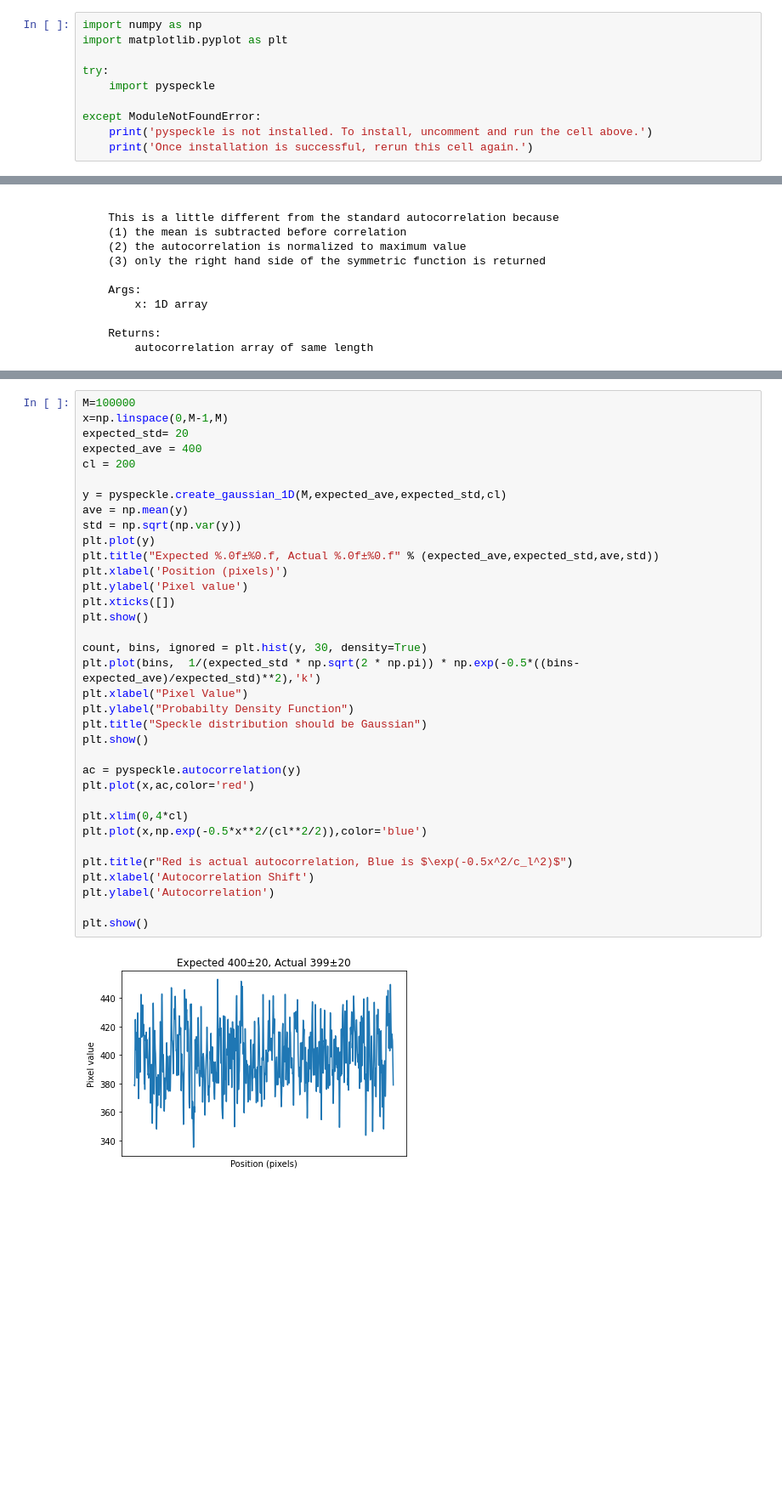
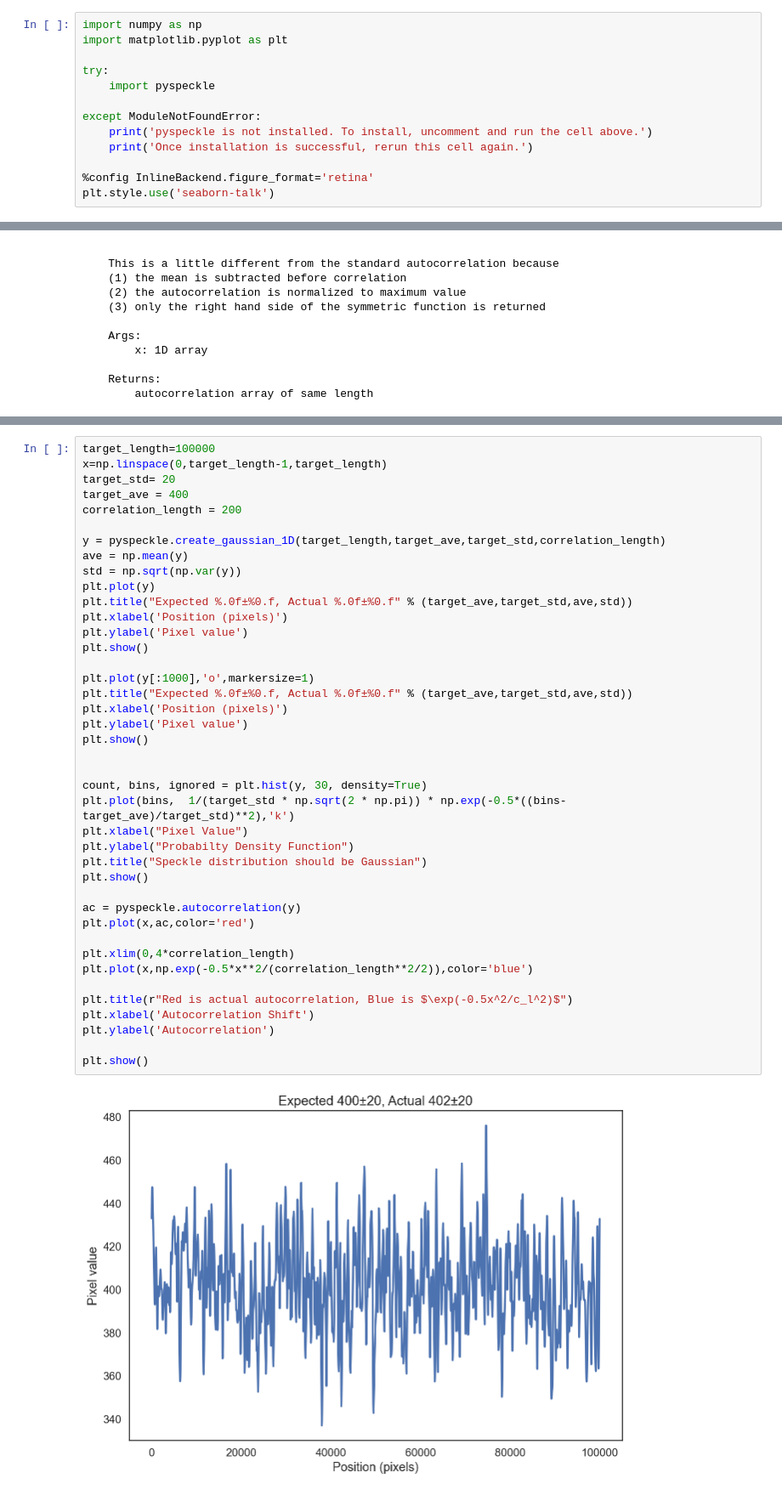
Before and after one commit to scottprahl/pyspeckle, a Jupyter notebook: docs/0-One-Dim-Speckle-Basics.ipynb, the cells around one changed output, grey strips where cells are left out. Shown at 85% size. Drawn from its saved outputs; the diff is of its cells as text; blank space fills up the shorter version.

```diff
--- a/docs/0-One-Dim-Speckle-Basics.ipynb
+++ b/docs/0-One-Dim-Speckle-Basics.ipynb
@@ -18,6 +18,9 @@ try:
 except ModuleNotFoundError:
     print('pyspeckle is not installed. To install, uncomment and run the cell above.')
     print('Once installation is successful, rerun this cell again.')
+
+%config InlineBackend.figure_format='retina'
+plt.style.use('seaborn-talk')
 # %% [markdown]
 ## Exponential autocorrelation generation
 
@@ -189,37 +191,43 @@ This seems to work nicely.  To match theory, the speckle realization should be m
 # %%
-M=100000
-x=np.linspace(0,M-1,M)
-expected_std= 20
-expected_ave = 400
-cl = 200
+target_length=100000
+x=np.linspace(0,target_length-1,target_length)
+target_std= 20
+target_ave = 400
+correlation_length = 200
 
-y = pyspeckle.create_gaussian_1D(M,expected_ave,expected_std,cl)
+y = pyspeckle.create_gaussian_1D(target_length,target_ave,target_std,correlation_length)
 ave = np.mean(y)
 std = np.sqrt(np.var(y))
 plt.plot(y)
-plt.title("Expected %.0f±%0.f, Actual %.0f±%0.f" % (expected_ave,expected_std,ave,std))
+plt.title("Expected %.0f±%0.f, Actual %.0f±%0.f" % (target_ave,target_std,ave,std))
 plt.xlabel('Position (pixels)')
 plt.ylabel('Pixel value')
-plt.xticks([])
 plt.show()
 
+plt.plot(y[:1000],'o',markersize=1)
+plt.title("Expected %.0f±%0.f, Actual %.0f±%0.f" % (target_ave,target_std,ave,std))
+plt.xlabel('Position (pixels)')
+plt.ylabel('Pixel value')
+plt.show()
+
+
 count, bins, ignored = plt.hist(y, 30, density=True)
-plt.plot(bins,  1/(expected_std * np.sqrt(2 * np.pi)) * np.exp(-0.5*((bins-expected_ave)/expected_std)**2),'k')
+plt.plot(bins,  1/(target_std * np.sqrt(2 * np.pi)) * np.exp(-0.5*((bins-target_ave)/target_std)**2),'k')
 plt.xlabel("Pixel Value")
 plt.ylabel("Probabilty Density Function")
 plt.title("Speckle distribution should be Gaussian")
 plt.show()
 
 ac = pyspeckle.autocorrelation(y)
 plt.plot(x,ac,color='red')
 
-plt.xlim(0,4*cl)
-plt.plot(x,np.exp(-0.5*x**2/(cl**2/2)),color='blue')
+plt.xlim(0,4*correlation_length)
+plt.plot(x,np.exp(-0.5*x**2/(correlation_length**2/2)),color='blue')
 
 plt.title(r"Red is actual autocorrelation, Blue is $\exp(-0.5x^2/c_l^2)$")
 plt.xlabel('Autocorrelation Shift')
 plt.ylabel('Autocorrelation')
 
 plt.show()
 # %% [output]
-[figure, old version]
+[figure, new version]
```
Also changed, not shown: parts of 6 cells of this notebook.
